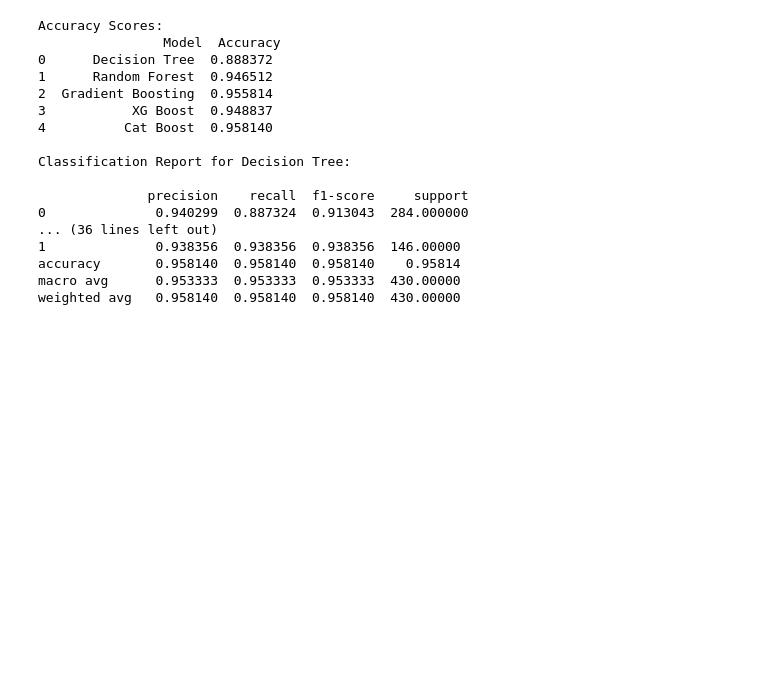
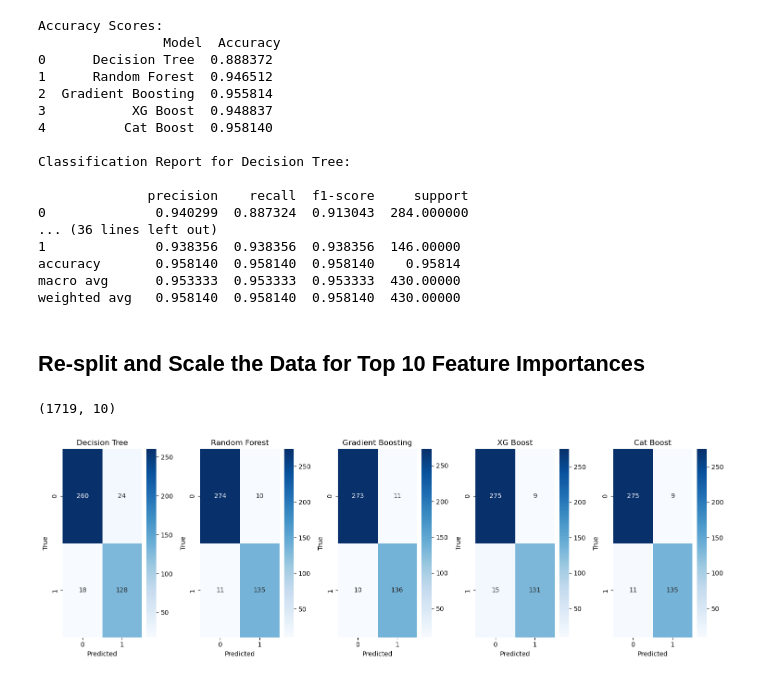
Before and after one commit to tarsian/Project-4-Alzheimers, a Jupyter notebook: Alzheimer's Disease.ipynb, the cells around one changed output. Drawn from its saved outputs; the diff is of its cells as text; code cells hidden in the pictures; blank space fills up the shorter version.

```diff
--- a/Alzheimer's Disease.ipynb
+++ b/Alzheimer's Disease.ipynb
@@ -734,3 +734,72 @@ Classification Report for Decision Tree:
 accuracy       0.958140  0.958140  0.958140    0.95814
 macro avg      0.953333  0.953333  0.953333  430.00000
 weighted avg   0.958140  0.958140  0.958140  430.00000
+# %% [markdown]
+## Re-split and Scale the Data for Top 10 Feature Importances
+# %%
+#get the top 10 in the feature importances as a list
+top_10 = rf_importance_df.index.to_list()[:10]
+y = alzheimers_df['Diagnosis']
+
+#top 10 features df
+Xtop10 = alzheimers_df[top_10]
+
+#re-do train-test split with top 10 features df
+X_train_top10, X_test_top10, y_train, y_test = train_test_split(Xtop10, y, test_size=0.2, random_state = 5)
+print(X_train_top10.shape)
+
+#Scale the features
+scaler = StandardScaler()
+X_scaler_top10 = scaler.fit(X_train_top10)
+X_train_scaled_top10 = X_scaler_top10.transform(X_train_top10)
+X_test_scaled_top10 = X_scaler_top10.transform(X_test_top10)
+# %% [output]
+(1719, 10)
+# %%
+# TOP 10 FEATURES
+# Initialize models
+models = {
+    "Decision Tree": tree.DecisionTreeClassifier(random_state=5),
+    "Random Forest": RandomForestClassifier(n_estimators = 500, random_state=5),
+    "Gradient Boosting": GradientBoostingClassifier(random_state=5),
+    "XG Boost": XGBClassifier(random_state=5),
+    "Cat Boost": CatBoostClassifier(random_state=5, verbose=0)
+}
+
+# Create dictionaries to store metrics
+confusion_matrices = {}
+accuracy_scores = {}
+classification_reports = {}
+
+for name, model in models.items():
+    # Fit model
+    model.fit(X_train_scaled_top10, y_train)
+
+    # Predict
+    y_pred = model.predict(X_test_scaled_top10)
+
+    # Compute metrics
+    confusion_matrices[name] = confusion_matrix(y_test, y_pred)
+    accuracy_scores[name] = accuracy_score(y_test, y_pred)
+    classification_reports[name] = classification_report(y_test, y_pred, output_dict=True)
+
+# Plot confusion matrices
+fig, axes = plt.subplots(1, len(models), figsize=(15, 5))
+for ax, (name, cm) in zip(axes, confusion_matrices.items()):
+    sns.heatmap(cm, annot=True, fmt='d', cmap='Blues', ax=ax)
+    ax.set_title(name)
+    ax.set_xlabel('Predicted')
+    ax.set_ylabel('True')
+
+plt.tight_layout()
+plt.show()
+
+# Display accuracy scores and classification reports
+accuracy_df = pd.DataFrame(accuracy_scores.items(), columns=['Model', 'Accuracy'])
+print("Accuracy Scores:\n", accuracy_df)
+
+for model, report in classification_reports.items():
+    print(f"\nClassification Report for {model}:\n")
+    print(pd.DataFrame(report).transpose())
+# %% [output]
+[figure, added]
```
Also changed, not shown: parts of 3 cells of this notebook.
